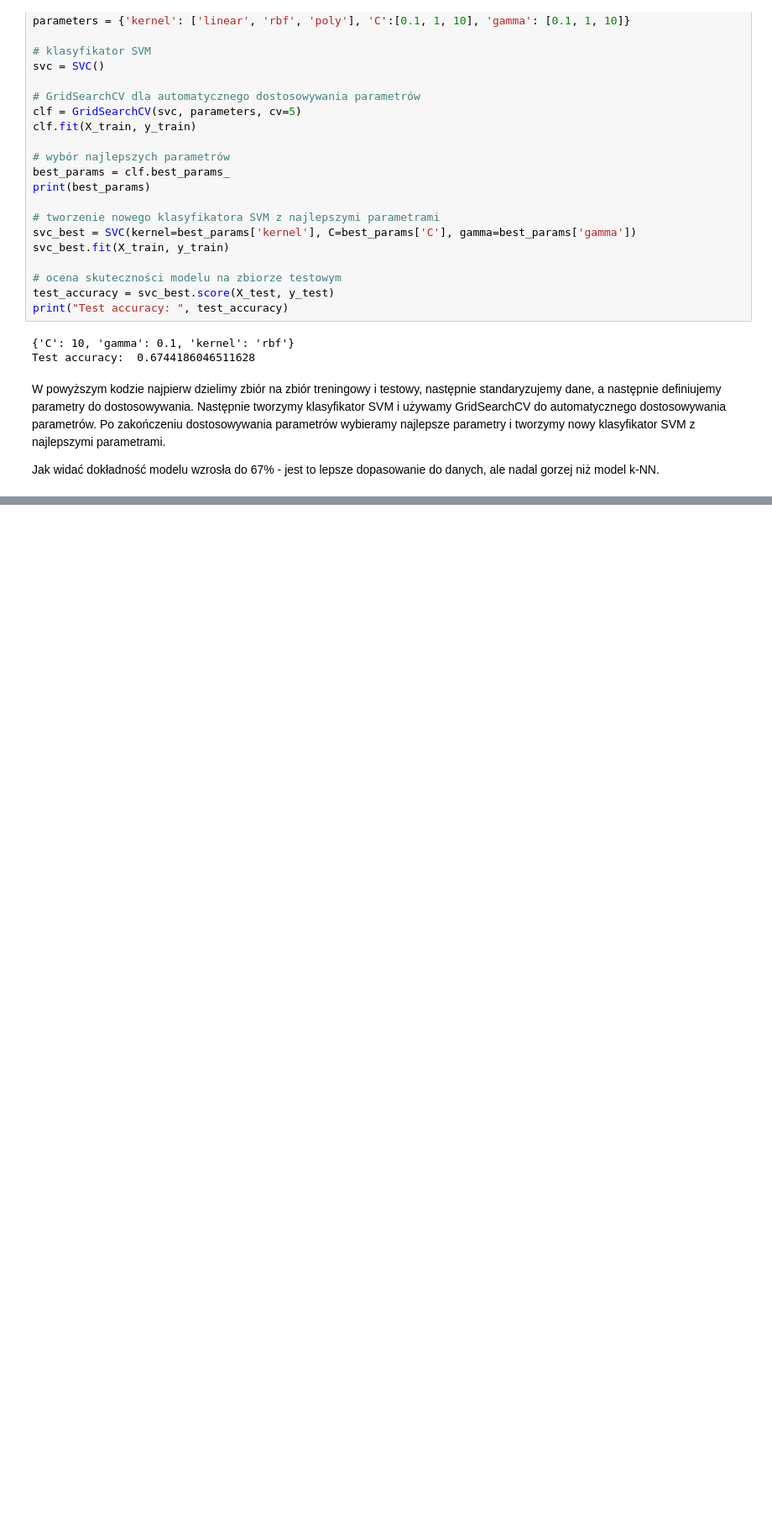
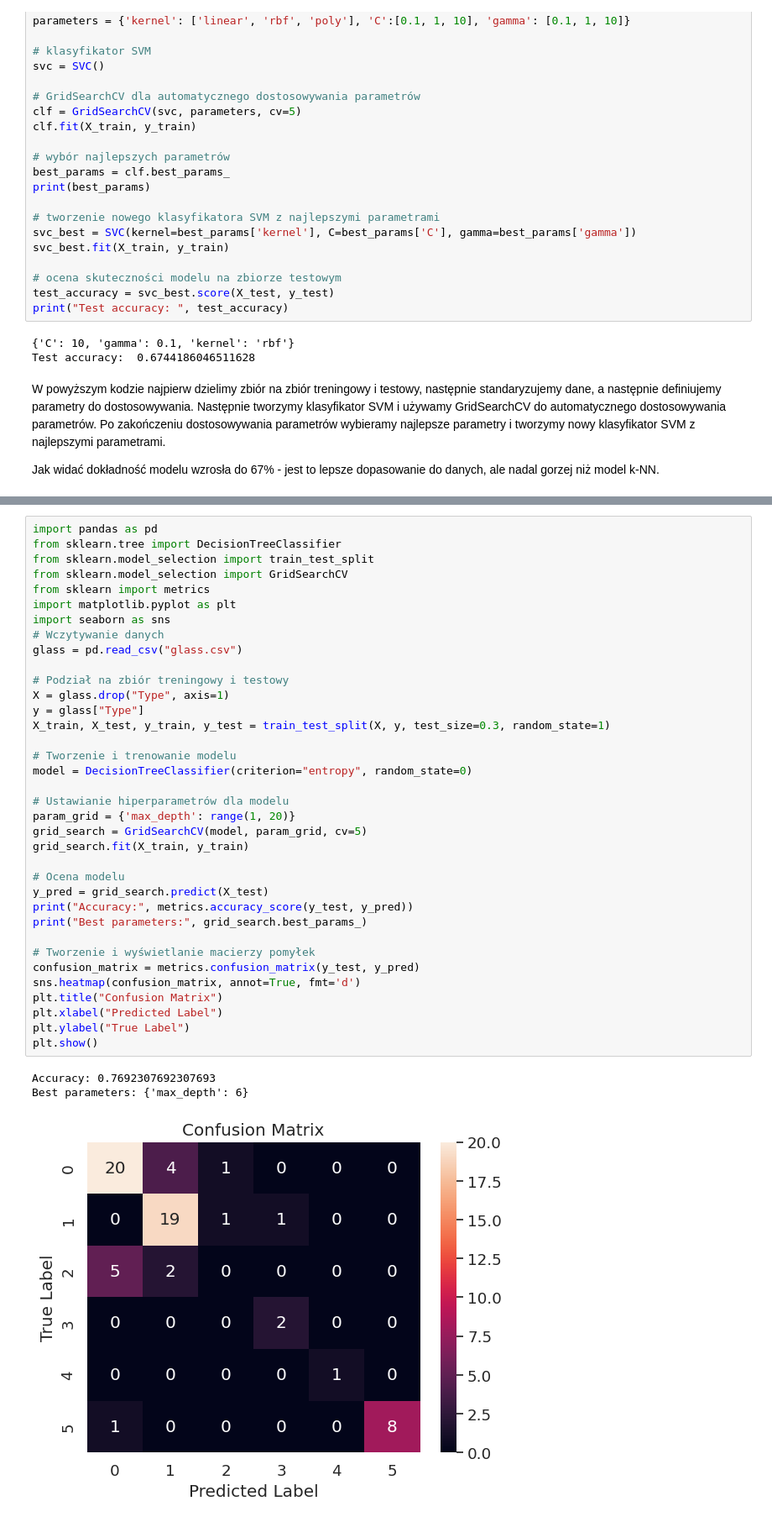
Before and after one commit to WojciechSzade/GlassClassificationProject, a Jupyter notebook: gcp.ipynb, the cells around one changed output, grey strips where cells are left out. Shown at 84% size. Saved outputs shown, nothing was run; the diff lists cells and outputs as text; blank space fills up the shorter version.

```diff
--- a/gcp.ipynb
+++ b/gcp.ipynb
@@ -336,0 +378,40 @@ Jak widać dokładność modelu wzrosła do 67%  - jest to lepsze dopasowanie do
+# %%
+import pandas as pd
+from sklearn.tree import DecisionTreeClassifier
+from sklearn.model_selection import train_test_split
+from sklearn.model_selection import GridSearchCV
+from sklearn import metrics
+import matplotlib.pyplot as plt
+import seaborn as sns
+# Wczytywanie danych
+glass = pd.read_csv("glass.csv")
+
+# Podział na zbiór treningowy i testowy
+X = glass.drop("Type", axis=1)
+y = glass["Type"]
+X_train, X_test, y_train, y_test = train_test_split(X, y, test_size=0.3, random_state=1)
+
+# Tworzenie i trenowanie modelu
+model = DecisionTreeClassifier(criterion="entropy", random_state=0)
+
+# Ustawianie hiperparametrów dla modelu
+param_grid = {'max_depth': range(1, 20)}
+grid_search = GridSearchCV(model, param_grid, cv=5)
+grid_search.fit(X_train, y_train)
+
+# Ocena modelu
+y_pred = grid_search.predict(X_test)
+print("Accuracy:", metrics.accuracy_score(y_test, y_pred))
+print("Best parameters:", grid_search.best_params_)
+
+# Tworzenie i wyświetlanie macierzy pomyłek
+confusion_matrix = metrics.confusion_matrix(y_test, y_pred)
+sns.heatmap(confusion_matrix, annot=True, fmt='d')
+plt.title("Confusion Matrix")
+plt.xlabel("Predicted Label")
+plt.ylabel("True Label")
+plt.show()
+# %% [output]
+Accuracy: 0.7692307692307693
+Best parameters: {'max_depth': 6}
+[figure, added]
```
Also changed, not shown: parts of 5 cells of this notebook.
